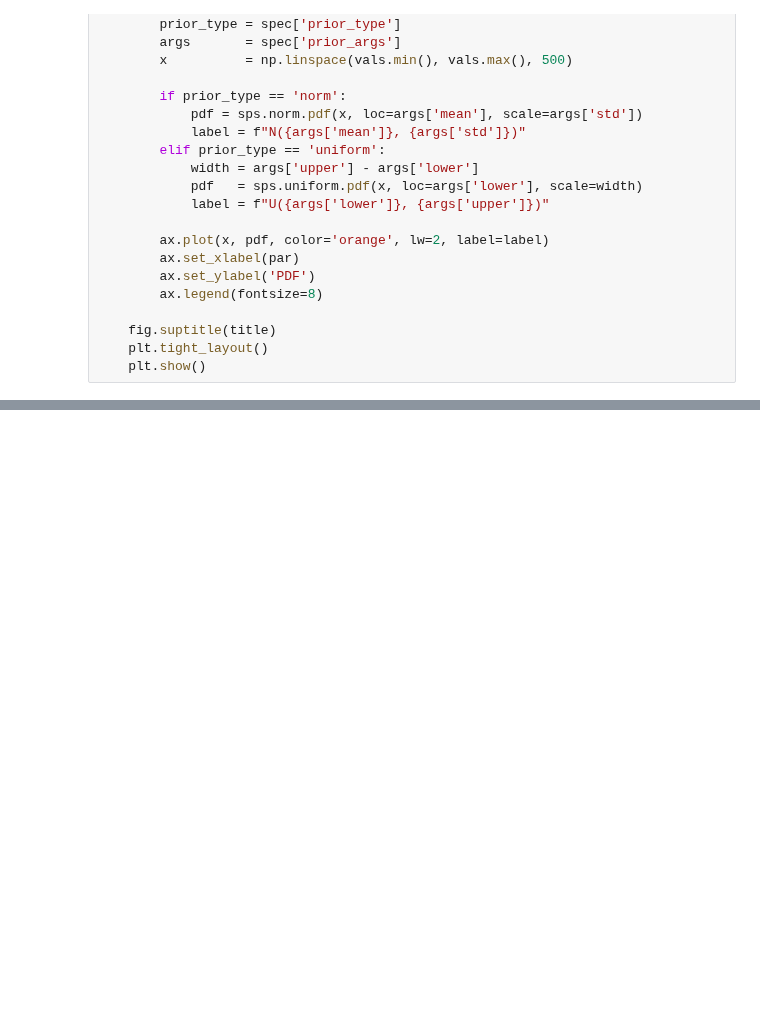
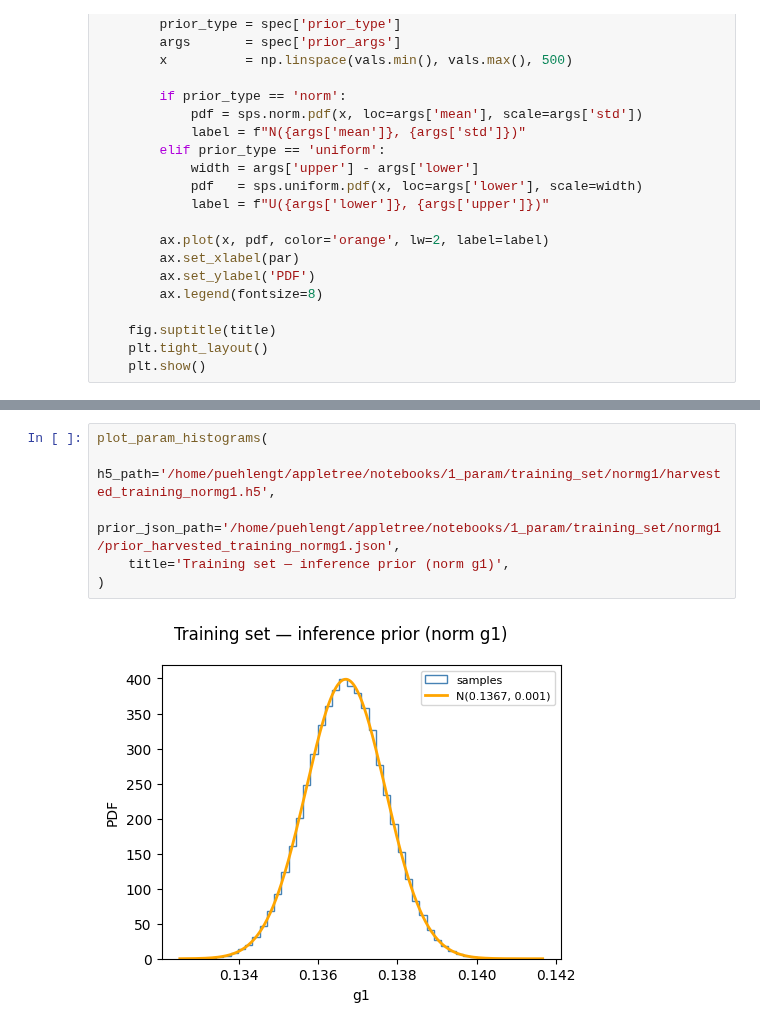
Before and after one commit to XENONnT/appletree, a Jupyter notebook: notebooks/harvest_sims_uniformg1.ipynb, the cells around one changed output, grey strips where cells are left out. Cells and saved outputs as stored; diff of their text form; blank space fills up the shorter version.

```diff
--- a/notebooks/harvest_sims_uniformg1.ipynb
+++ b/notebooks/harvest_sims_uniformg1.ipynb
@@ -203,2 +236,10 @@ plot_param_histograms(
+# %%
+plot_param_histograms(
+    h5_path='/home/puehlengt/appletree/notebooks/1_param/training_set/normg1/harvested_training_normg1.h5',
+    prior_json_path='/home/puehlengt/appletree/notebooks/1_param/training_set/normg1/prior_harvested_training_normg1.json',
+    title='Training set — inference prior (norm g1)',
+)
+# %% [output]
+[figure, added]
 # %%
 plot_param_histograms(
```
Also changed, not shown: parts of 6 cells of this notebook, 4 other files.
